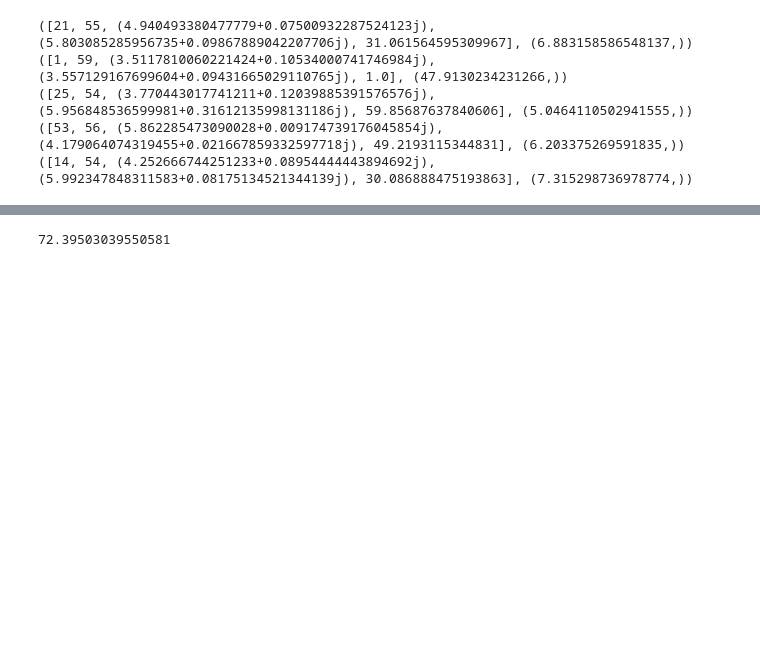
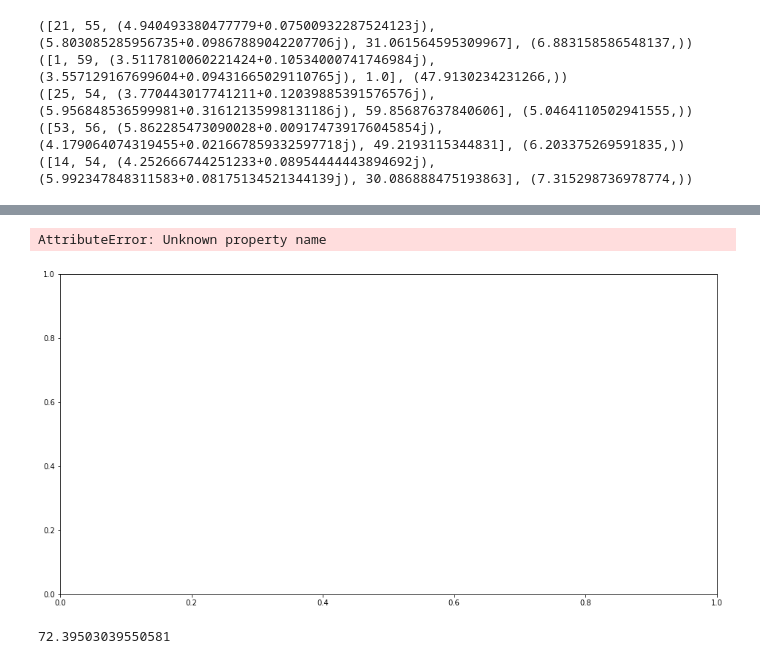
Before and after one commit to BioRyajenka/scattnlay, a Jupyter notebook: examples/Untitled2.ipynb, the cells around one changed output, grey strips where cells are left out. Cells and saved outputs as stored; diff of their text form; code cells hidden in the pictures; blank space fills up the shorter version.

```diff
--- a/examples/Untitled2.ipynb
+++ b/examples/Untitled2.ipynb
@@ -51,6 +47,8 @@ def evaluate(ind):
 
     if x1 == 0:
         x, m = np.array([x2]), np.array([m2])
+    elif x1 > x2:
+        x, m = np.array([x2, x1]), np.array([m2, m1])
     else:
         x, m = np.array([x1, x2]), np.array([m1, m2])
 
@@ -62,10 +60,26 @@ def evaluate(ind):
                             quadpy.sphere.Lebedev(str(quad_n))) / (4. * np.pi * r**2)
     return (3./4.*np.max(Iprj)/Ptot,)
 
+def get_mutate_func(all_mut_pb):
+    def mutate(ind):
+        new_ind = createIndividual()
+
+        if random.random() < all_mut_pb:
+            k = len(ind)
+        else:
+            k = 1
+
+        for i in random.sample(range(len(ind)), k):
+            ind[i] = new_ind[i]
+
+        return ind
+    return mutate
+
 def update_fitnesses(population):
-        fitnesses = map(toolbox.evaluate, population)
-        for ind, fit in zip(population, fitnesses):
-            ind.fitness.values = fit
+    invalid_ind = [ind for ind in population if not ind.fitness.valid]
+    fitnesses = map(toolbox.evaluate, invalid_ind)
+    for ind, fit in zip(invalid_ind, fitnesses):
+        ind.fitness.values = fit
 
 toolbox.register("evaluate", evaluate)
 # %%
@@ -136,3 +134,9 @@ for i in tqdm(range(MEASUREMENTS)):
 ([25, 54, (3.770443017741211+0.12039885391576576j), (5.956848536599981+0.31612135998131186j), 59.85687637840606], (5.0464110502941555,))
 ([53, 56, (5.862285473090028+0.009174739176045854j), (4.179064074319455+0.021667859332597718j), 49.2193115344831], (6.203375269591835,))
 ([14, 54, (4.252666744251233+0.08954444443894692j), (5.992347848311583+0.08175134521344139j), 30.086888475193863], (7.315298736978774,))
+# %%
+stats = tools.Statistics(key=lambda ind: ind.fitness.values)
+stats.register("avg", np.mean)
+stats.register("std", np.std)
+stats.register("min", np.min)
+stats.register("max", np.max)
@@ -138,0 +181,2 @@ for i in tqdm(range(MEASUREMENTS)):
+# %%
+pop, logbook = genetic(log=True)
@@ -139,3 +221,16 @@ for i in tqdm(range(MEASUREMENTS)):
+# %%
+gen = logbook.select("gen")
+avgs = logbook.select("avg")
+maxs = logbook.select("max")
+mins = logbook.select("min")
+
+plt.figure(figsize=(16,8))
+plt.plot(gen, avgs, name='avgs')
+plt.plot(gen, maxs)
+plt.plot(gen, mins);
+# %% [output]
+AttributeError: Unknown property name
+[figure, added]
 # %%
 # TODO
 toolbox.register("mate", tools.cxTwoPoint)
```
Also changed, not shown: parts of 5 cells of this notebook.
